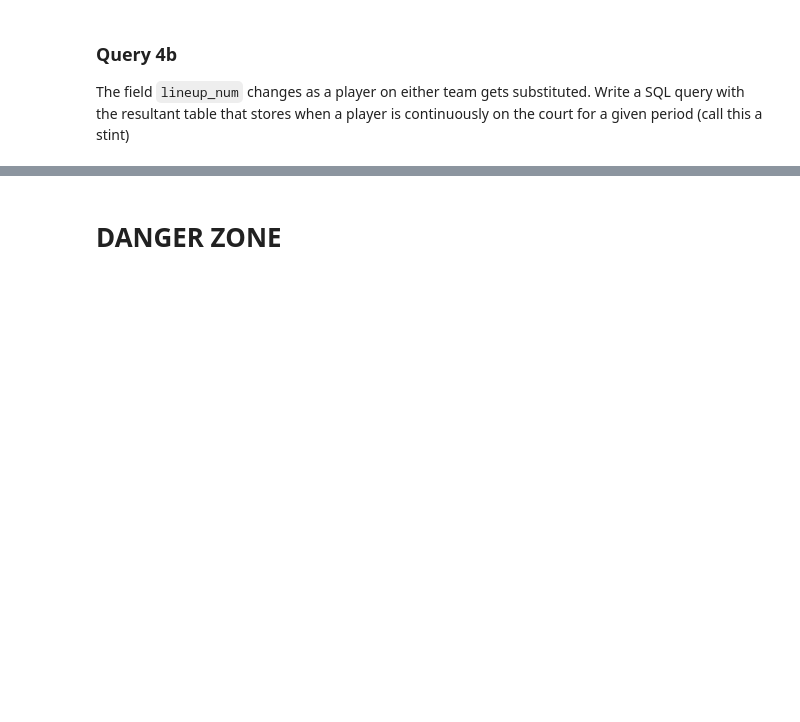
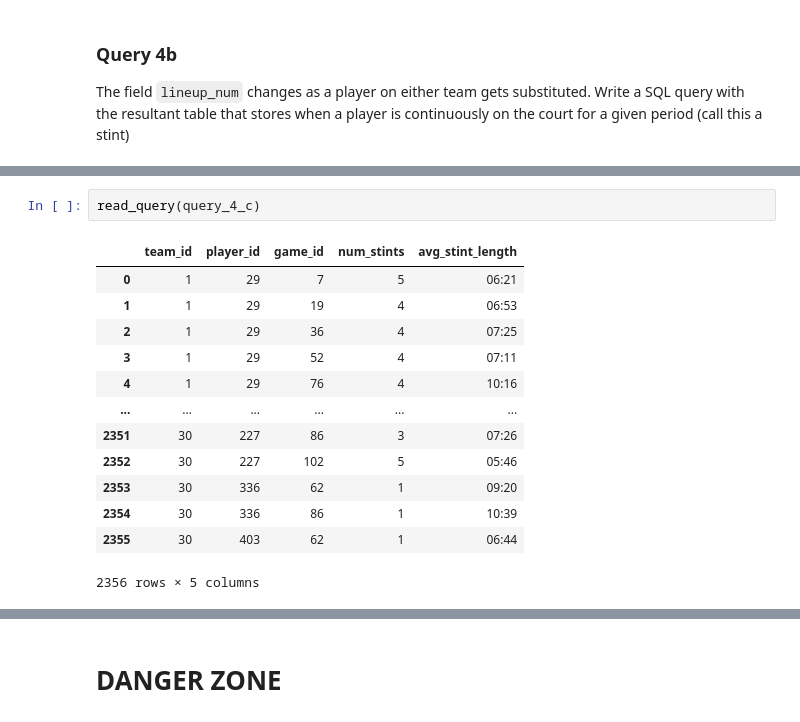
Before and after one commit to alexnakagawa/clippers, a Jupyter notebook: lineups/lineups.ipynb, the cells around one changed output, grey strips where cells are left out. Drawn from its saved outputs; the diff is of its cells as text; blank space fills up the shorter version.

```diff
--- a/lineups/lineups.ipynb
+++ b/lineups/lineups.ipynb
@@ -670,0 +782,16 @@ Function created or replaced
+# %%
+read_query(query_4_c)
+# %% [output]
+|  | team_id | player_id | game_id | num_stints | avg_stint_length |
+| 0 | 1 | 29 | 7 | 5 | 06:21 |
+| 1 | 1 | 29 | 19 | 4 | 06:53 |
+| 2 | 1 | 29 | 36 | 4 | 07:25 |
+| 3 | 1 | 29 | 52 | 4 | 07:11 |
+| 4 | 1 | 29 | 76 | 4 | 10:16 |
+| ... | ... | ... | ... | ... | ... |
+| 2351 | 30 | 227 | 86 | 3 | 07:26 |
+| 2352 | 30 | 227 | 102 | 5 | 05:46 |
+| 2353 | 30 | 336 | 62 | 1 | 09:20 |
+| 2354 | 30 | 336 | 86 | 1 | 10:39 |
+| 2355 | 30 | 403 | 62 | 1 | 06:44 |
+2356 rows × 5 columns
```
Also changed, not shown: parts of 8 cells of this notebook.
